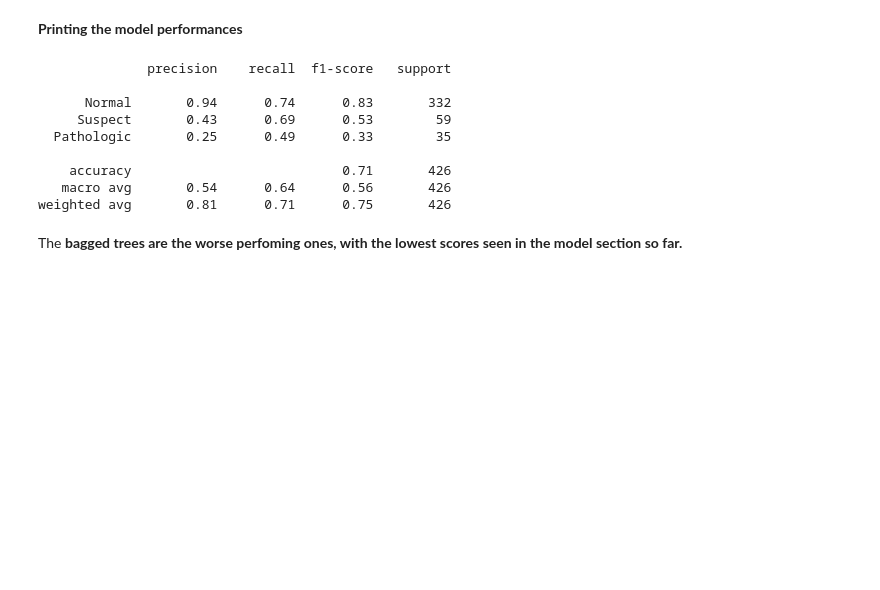
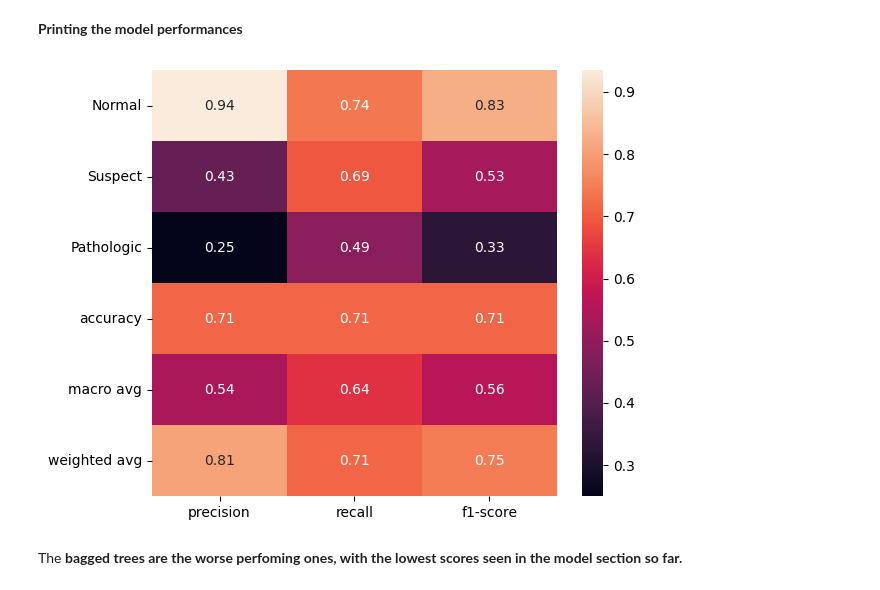
Before and after one commit to ginoferretti/data_challenge_eni, a Jupyter notebook: data_challenge_eni.ipynb, the cells around one changed output. Drawn from its saved outputs; the diff is of its cells as text; code cells hidden in the pictures; blank space fills up the shorter version.

```diff
--- a/data_challenge_eni.ipynb
+++ b/data_challenge_eni.ipynb
@@ -943,22 +935,14 @@ y_pred=clf.predict(X=X_test)
 # %% [markdown]
 **Printing the model performances**
 # %%
-bag_performances=classification_report(y_true=y_test, y_pred=y_pred, target_names=target_names)
+bag_performances=classification_report(y_true=y_test, y_pred=y_pred, target_names=target_names, output_dict=True)
 # .iloc[:-1, :] to exclude support
 sns.heatmap(pd.DataFrame(bag_performances).iloc[:-1, :].T, annot=True)
 plt.tight_layout()
 plt.savefig('Materiale_powerpoint/report_bag.png')
 plt.show()
 # %% [output]
-              precision    recall  f1-score   support
-
-      Normal       0.94      0.74      0.83       332
-     Suspect       0.43      0.69      0.53        59
-  Pathologic       0.25      0.49      0.33        35
-
-    accuracy                           0.71       426
-   macro avg       0.54      0.64      0.56       426
-weighted avg       0.81      0.71      0.75       426
+[figure, added]
 # %% [markdown]
 The **bagged trees are the worse perfoming ones, with the lowest scores seen in the model section so far.**
 # %% [markdown]
```
Also changed, not shown: parts of 3 cells of this notebook.
